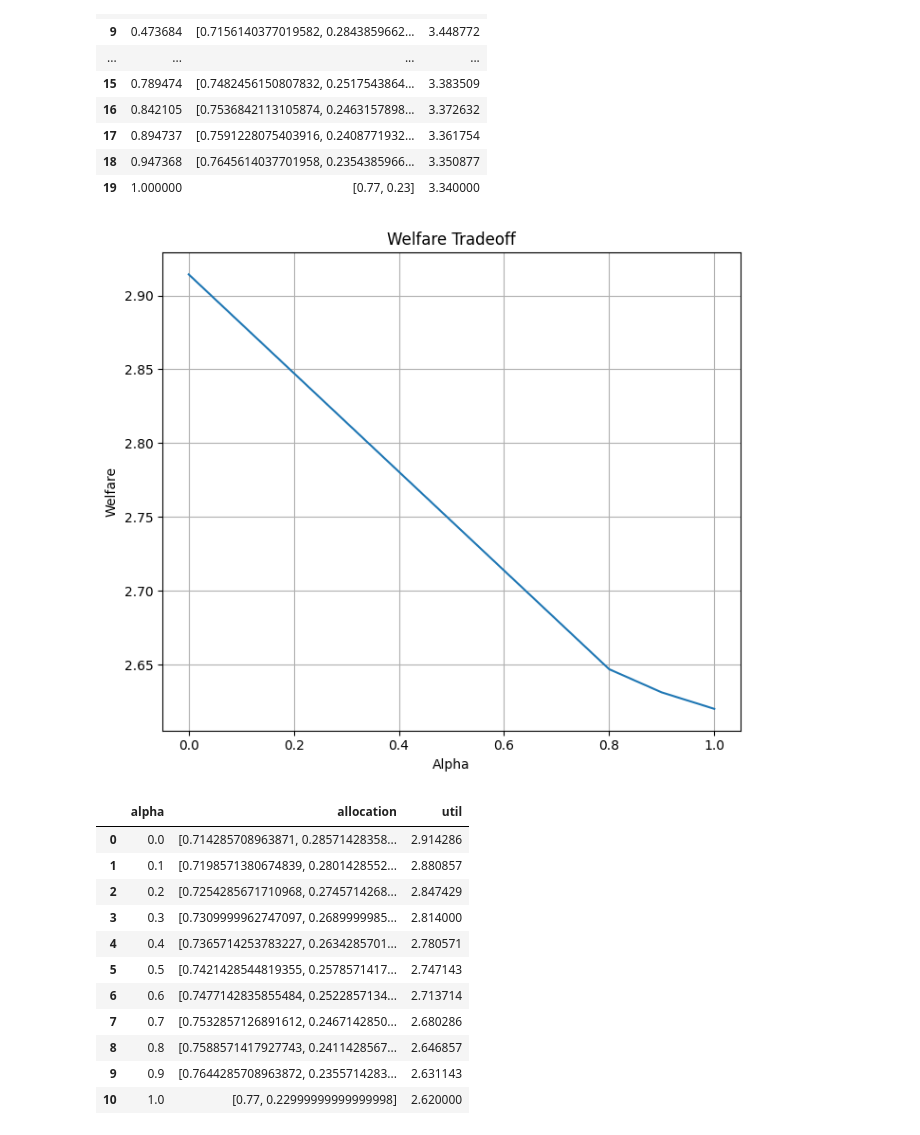
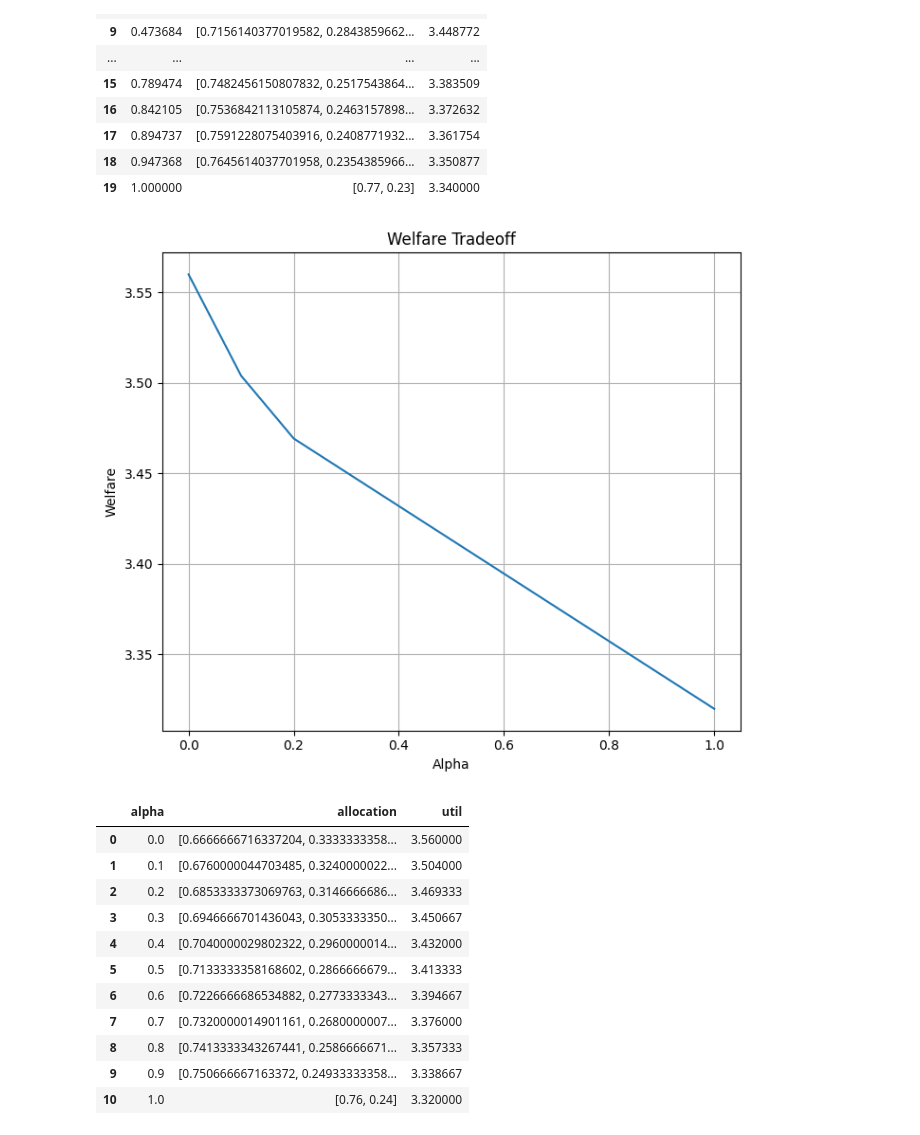
Before and after one commit to tanhl30/FYP, a Jupyter notebook: topic_1.ipynb, the cells around one changed output. Cells and saved outputs as stored; diff of their text form; code cells hidden in the pictures.

```diff
--- a/topic_1.ipynb
+++ b/topic_1.ipynb
@@ -55,50 +55,50 @@ c=.85
 d=.94
 e=.02
 f=.77
 g=.56
-#h =
-#i =
+h = .68
+i = .5
 
 
 P=np.array([
        [a, 1-a],
        [b, 1-b],
        [c, 1-c],
        [d, 1-d],
        [e, 1-e],
        [f, 1-f],
        [g, 1-g],
-#       [h, 1-h],
-#       [i, 1-i]
+      [h, 1-h],
+      [i, 1-i]
        ])
 
 
 df = fyp.iterate_over_alphas(P, 11, disutility_type='util')
 
 fig, ax = plt.subplots(figsize=(7, 6))
 ax.plot(df['alpha'],df['util'])
 
 ax.set_title('Welfare Tradeoff')
 ax.set_ylabel('Welfare')
 ax.set_xlabel('Alpha')
 ax.grid(True)
 plt.tight_layout()
 plt.show()
 df
 # %% [output]
-[figure, old version]
+[figure, new version]
 |  | alpha | allocation | util |
-| 0 | 0.0 | [0.714285708963871, 0.28571428358... | 2.914286 |
-| 1 | 0.1 | [0.7198571380674839, 0.2801428552... | 2.880857 |
-| 2 | 0.2 | [0.7254285671710968, 0.2745714268... | 2.847429 |
-| 3 | 0.3 | [0.7309999962747097, 0.2689999985... | 2.814000 |
-| 4 | 0.4 | [0.7365714253783227, 0.2634285701... | 2.780571 |
-| 5 | 0.5 | [0.7421428544819355, 0.2578571417... | 2.747143 |
-| 6 | 0.6 | [0.7477142835855484, 0.2522857134... | 2.713714 |
-| 7 | 0.7 | [0.7532857126891612, 0.2467142850... | 2.680286 |
-| 8 | 0.8 | [0.7588571417927743, 0.2411428567... | 2.646857 |
-| 9 | 0.9 | [0.7644285708963872, 0.2355714283... | 2.631143 |
-| 10 | 1.0 | [0.77, 0.22999999999999998] | 2.620000 |
+| 0 | 0.0 | [0.6666666716337204, 0.3333333358... | 3.560000 |
+| 1 | 0.1 | [0.6760000044703485, 0.3240000022... | 3.504000 |
+| 2 | 0.2 | [0.6853333373069763, 0.3146666686... | 3.469333 |
+| 3 | 0.3 | [0.6946666701436043, 0.3053333350... | 3.450667 |
+| 4 | 0.4 | [0.7040000029802322, 0.2960000014... | 3.432000 |
+| 5 | 0.5 | [0.7133333358168602, 0.2866666679... | 3.413333 |
+| 6 | 0.6 | [0.7226666686534882, 0.2773333343... | 3.394667 |
+| 7 | 0.7 | [0.7320000014901161, 0.2680000007... | 3.376000 |
+| 8 | 0.8 | [0.7413333343267441, 0.2586666671... | 3.357333 |
+| 9 | 0.9 | [0.750666667163372, 0.24933333358... | 3.338667 |
+| 10 | 1.0 | [0.76, 0.24] | 3.320000 |
 # %%
 # profile where allocation are unequal at n=4
 P = np.array(	[[0.17, 0.83], [0.07, 0.93], [0.51, 0.49],[0.23,0.77]]	)
```
Also changed, not shown: parts of 2 cells of this notebook, 2 other files.
